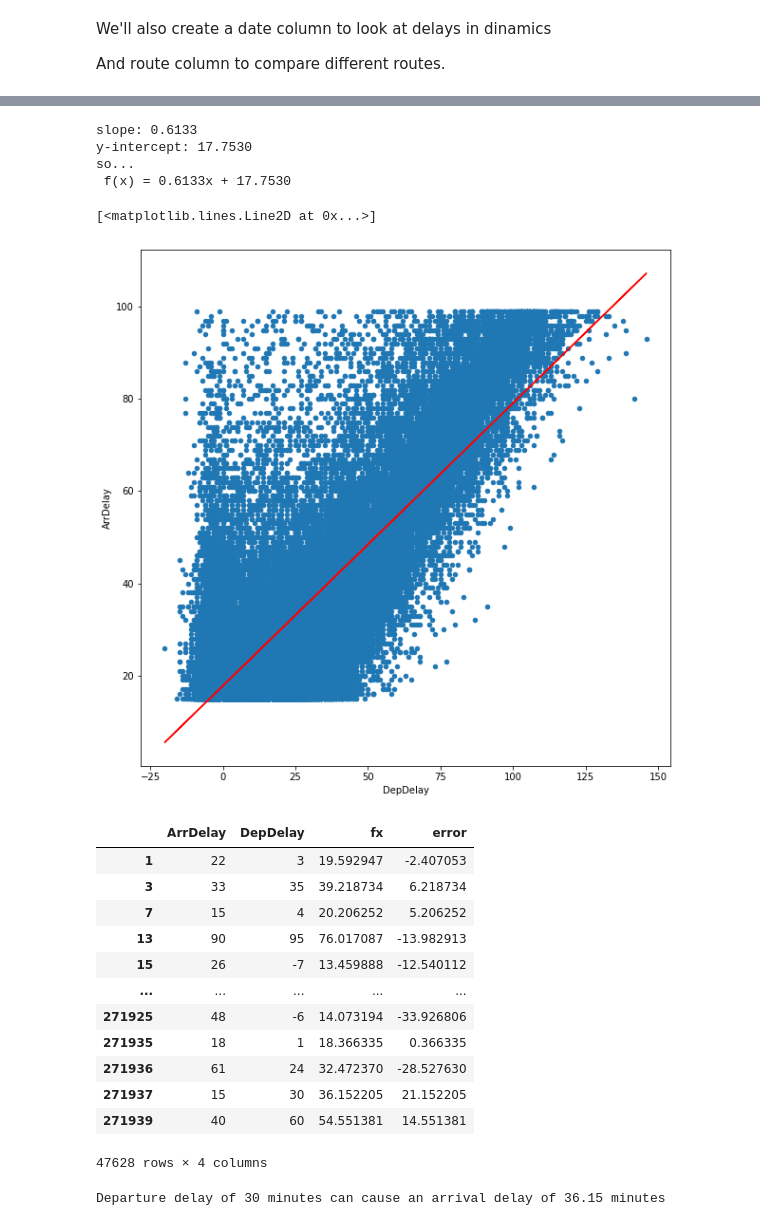
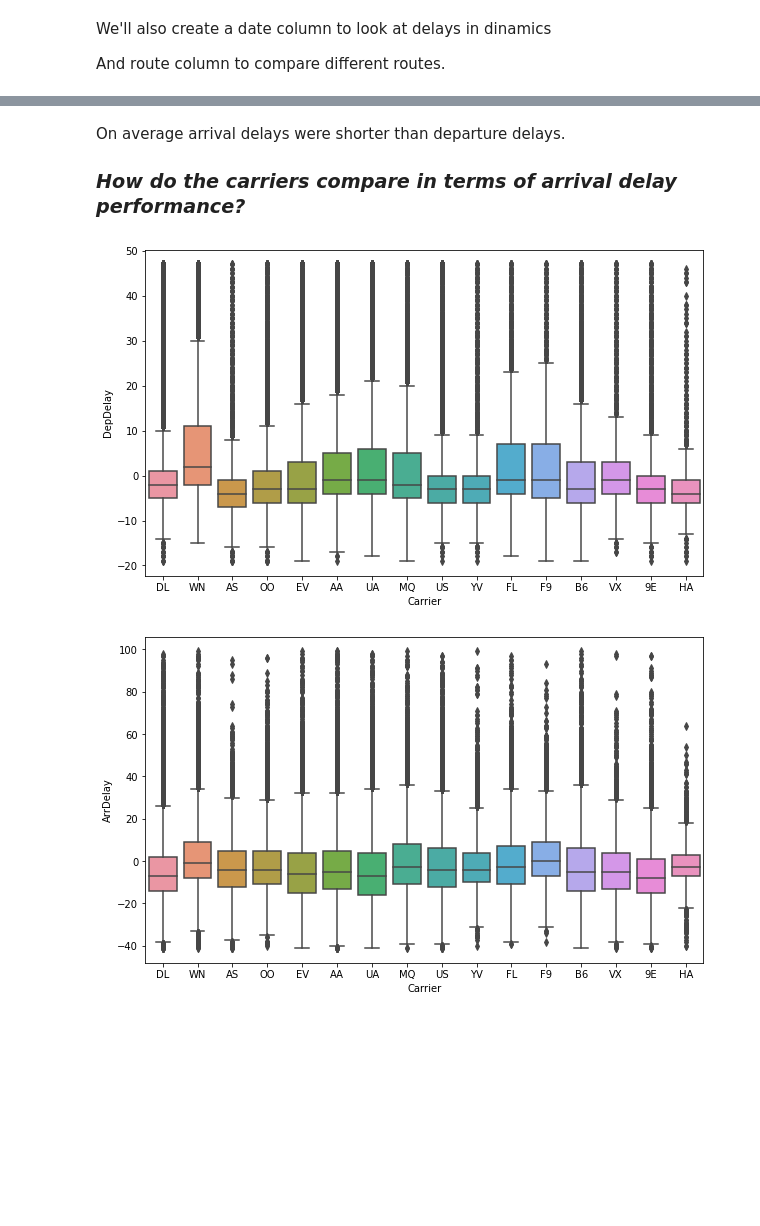
Before and after one commit to Berezovikov-A/ms_ml_challenges, a Jupyter notebook: 01 - Flights Challenge.ipynb, the cells around one changed output, grey strips where cells are left out. Cells and saved outputs as stored; diff of their text form; code cells hidden in the pictures; blank space fills up the shorter version.

```diff
--- a/01 - Flights Challenge.ipynb
+++ b/01 - Flights Challenge.ipynb
@@ -608,59 +238,4 @@ sample.plot.scatter(title='Correlation of Arrival and delay times - {:.2f}'.form
-# %%
-from scipy import stats
-from matplotlib import pyplot as plt
-
-df_reg = sample[['ArrDelay', 'DepDelay']].copy()
-
-# regression slope and intercept
-m, b, r, p, se = stats.linregress(df_reg['DepDelay'], df_reg['ArrDelay'])
-print('slope: {:.4f}\ny-intercept: {:.4f}'.format(m,b))
-print('so...\n f(x) = {:.4f}x + {:.4f}'.format(m,b))
-
-#calculate f(x)
-df_reg['fx'] = (m * df_reg['DepDelay']) + b
-
-#Calculate the error between the f(x) and the actual y
-df_reg['error'] = df_reg['fx'] - df_reg['ArrDelay']
-
-#scatter plot
-sample.plot.scatter(x = 'DepDelay', y = 'ArrDelay', figsize=(10,10))
-
-# regression line
-plt.plot(df_reg['DepDelay'], df_reg['fx'], color = 'red')
-# %% [output]
-slope: 0.6133
-y-intercept: 17.7530
-so...
- f(x) = 0.6133x + 17.7530
-[<matplotlib.lines.Line2D at 0x...>]
-[figure, removed]
-# %%
-df_reg
-# %% [output]
-|  | ArrDelay | DepDelay | fx | error |
-| 1 | 22 | 3 | 19.592947 | -2.407053 |
-| 3 | 33 | 35 | 39.218734 | 6.218734 |
-| 7 | 15 | 4 | 20.206252 | 5.206252 |
-| 13 | 90 | 95 | 76.017087 | -13.982913 |
-| 15 | 26 | -7 | 13.459888 | -12.540112 |
-| ... | ... | ... | ... | ... |
-| 271925 | 48 | -6 | 14.073194 | -33.926806 |
-| 271935 | 18 | 1 | 18.366335 | 0.366335 |
-| 271936 | 61 | 24 | 32.472370 | -28.527630 |
-| 271937 | 15 | 30 | 36.152205 | 21.152205 |
-| 271939 | 40 | 60 | 54.551381 | 14.551381 |
-47628 rows × 4 columns
-# %%
-# Define a function for prediction of arrival delay
-def f(x):
-    return m * x + b
-
-dep_delay = 30
-
-# Get f(x) for departure delay
-prediction = f(dep_delay)
-
-# Print the estimation
-print('Departure delay of {} minutes can cause an arrival delay of {:.2f} minutes'.format(dep_delay,prediction))
-# %% [output]
-Departure delay of 30 minutes can cause an arrival delay of 36.15 minutes
+# %% [markdown]
+On average arrival delays were shorter than departure delays.
+
+### *How do the carriers compare in terms of arrival delay performance?*
@@ -666,0 +244,6 @@ Departure delay of 30 minutes can cause an arrival delay of 36.15 minutes
+# %%
+for label in labels:
+    show_box(df_flights[[label, 'Carrier']])
+# %% [output]
+[figure, added]
+[figure, added]
```
Also changed, not shown: parts of 59 cells of this notebook, 1 other file.
